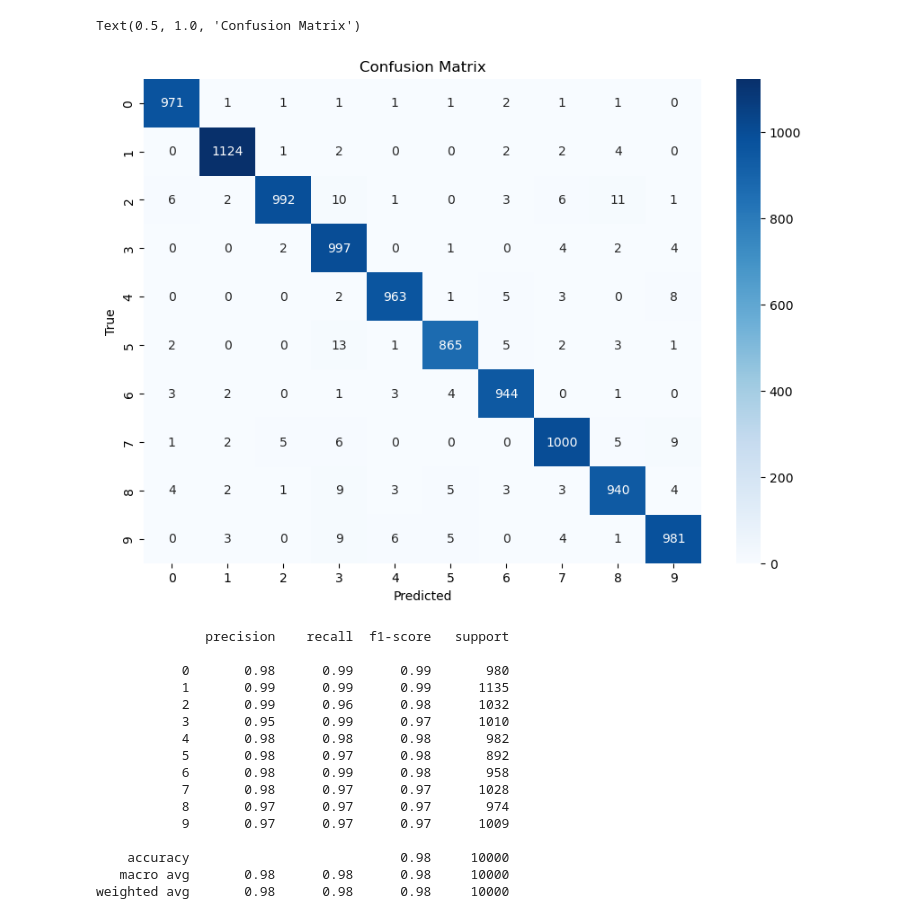
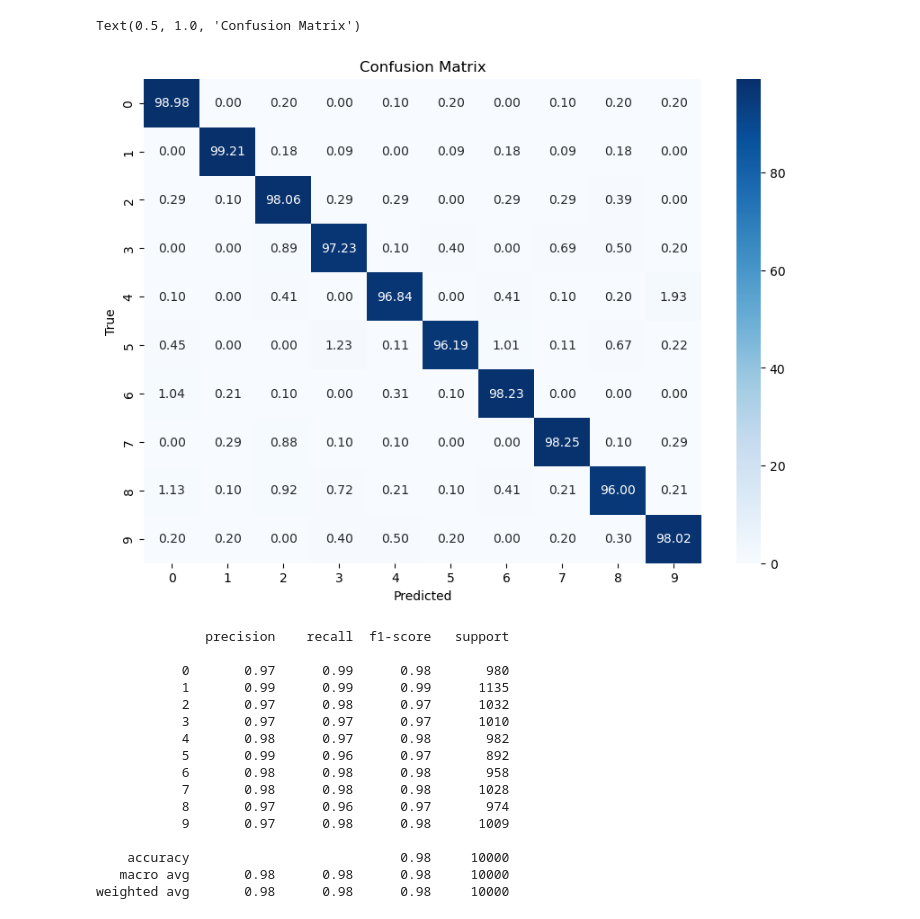
Before and after one commit to meli20002/classification_with_nn, a Jupyter notebook: keras_NN.ipynb, the cells around one changed output. Saved outputs shown, nothing was run; the diff lists cells and outputs as text; code cells hidden in the pictures.

```diff
--- a/keras_NN.ipynb
+++ b/keras_NN.ipynb
@@ -36,6 +17,7 @@ model=models.Sequential(
 
         layers.Flatten(input_shape=(28,28)),
         layers.Dense(128,activation='relu'),
+        layers.Dense(60,activation='relu'),
         layers.Dense(10, activation='softmax')
 
     ]
@@ -75,31 +59,34 @@ cr=classification_report(y_test, model.predict(X_test).argmax(axis=1))
 # %%
-#ploting cm
+#ploting cm (confusion matrix )
 import seaborn as sns
 import matplotlib.pyplot as plt
+cm_percent = cm.astype('float') / cm.sum(axis=1)[:, np.newaxis] * 100
 
 plt.figure(figsize=(10,7))
-sns.heatmap(cm, annot=True, fmt='d', cmap='Blues')
+
+
+sns.heatmap(cm_percent, annot=True, fmt='.2f', cmap='Blues')
 plt.xlabel('Predicted')
 plt.ylabel('True')
 plt.title('Confusion Matrix')
 # %% [output]
 Text(0.5, 1.0, 'Confusion Matrix')
-[figure, old version]
+[figure, new version]
 # %%
 print(cr)
 # %% [output]
               precision    recall  f1-score   support
 
-           0       0.98      0.99      0.99       980
+           0       0.97      0.99      0.98       980
            1       0.99      0.99      0.99      1135
-           2       0.99      0.96      0.98      1032
-           3       0.95      0.99      0.97      1010
-           4       0.98      0.98      0.98       982
-           5       0.98      0.97      0.98       892
-           6       0.98      0.99      0.98       958
-           7       0.98      0.97      0.97      1028
-           8       0.97      0.97      0.97       974
-           9       0.97      0.97      0.97      1009
+           2       0.97      0.98      0.97      1032
+           3       0.97      0.97      0.97      1010
+           4       0.98      0.97      0.98       982
+           5       0.99      0.96      0.97       892
+           6       0.98      0.98      0.98       958
+           7       0.98      0.98      0.98      1028
+           8       0.97      0.96      0.97       974
+           9       0.97      0.98      0.98      1009
 
     accuracy                           0.98     10000
    macro avg       0.98      0.98      0.98     10000
```
Also changed, not shown: parts of 9 cells of this notebook, 35 other files.
